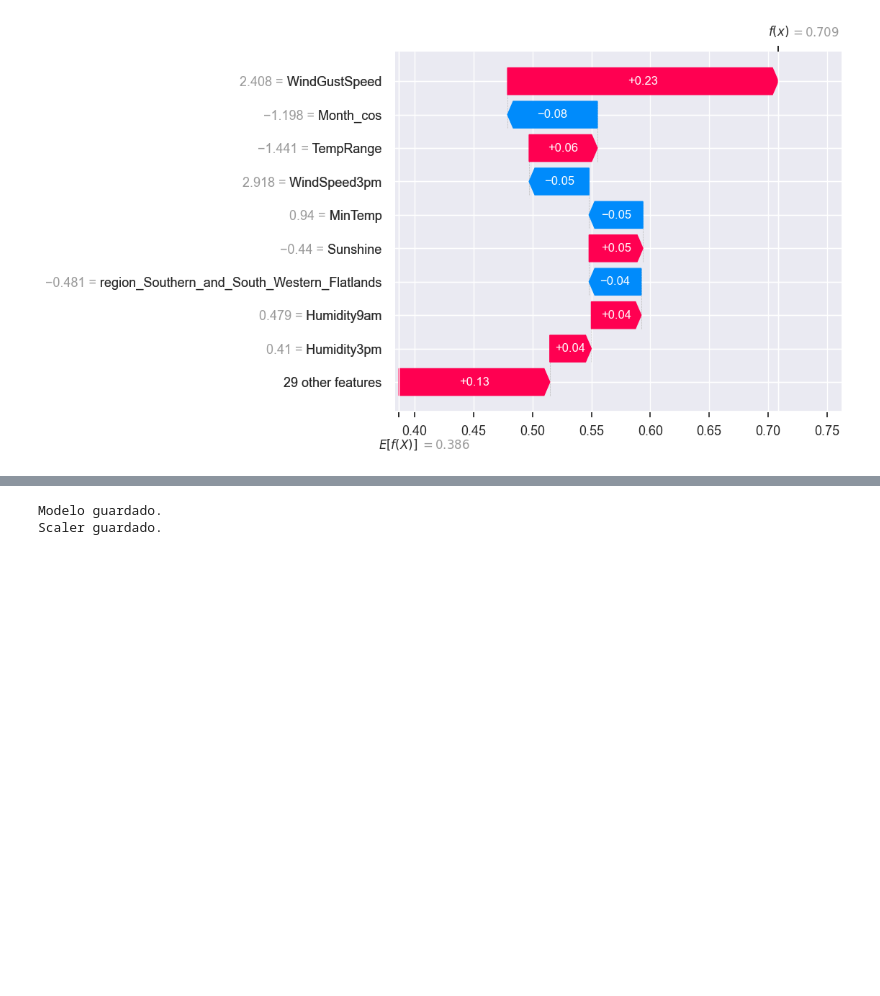
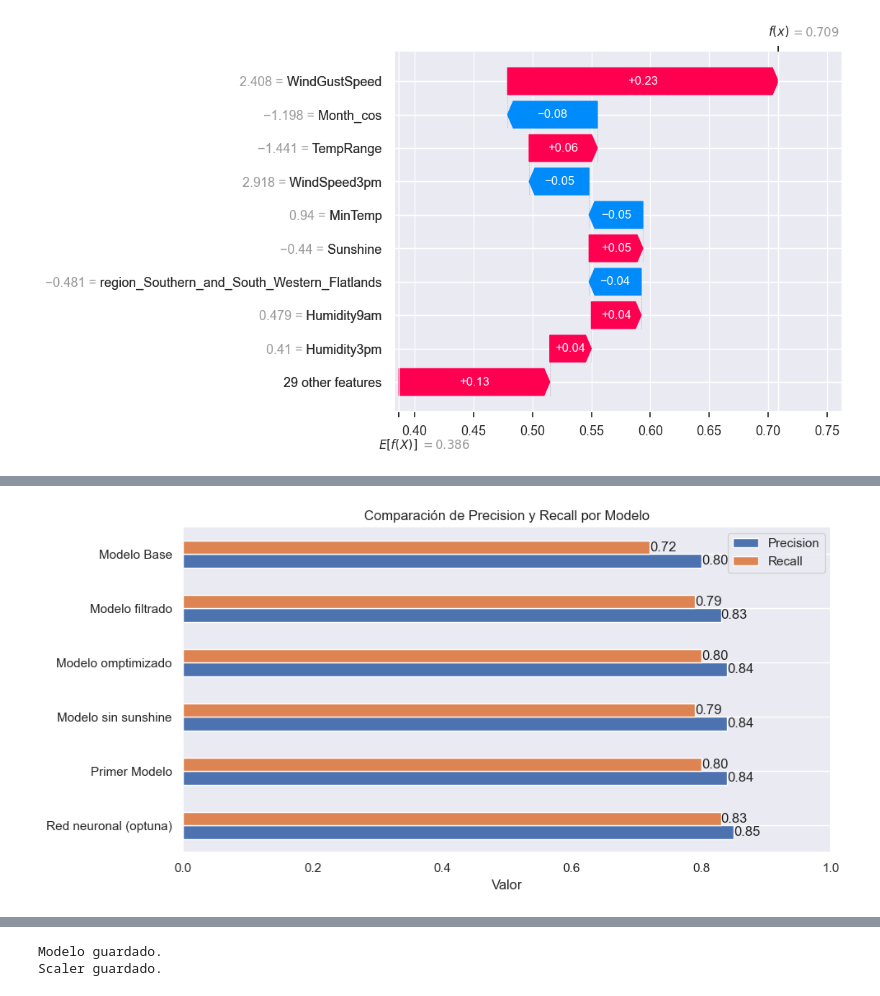
Before and after one commit to GenaCanciani/AA1-TUIA-Canciani-Mancini-Morales, a Jupyter notebook: TP-clasificacion-AA1.ipynb, the cells around one changed output, grey strips where cells are left out. Saved outputs shown, nothing was run; the diff lists cells and outputs as text; code cells hidden in the pictures; blank space fills up the shorter version.

```diff
--- a/TP-clasificacion-AA1.ipynb
+++ b/TP-clasificacion-AA1.ipynb
@@ -1751,0 +1776,20 @@ Guardado de binarios para carpeta docker
+# %%
+ax = df_resultados[['Precision', 'Recall']].plot(
+    kind='barh',
+    figsize=(10, 5)
+)
+
+plt.title("Comparación de Precision y Recall por Modelo")
+plt.xlabel("Valor")
+plt.xlim(0, 1)
+plt.grid(axis='x')
+plt.legend()
+
+# Agregar valores en las barras
+for container in ax.containers:
+    ax.bar_label(container, fmt='%.2f')
+
+plt.tight_layout()
+plt.show()
+# %% [output]
+[figure, added]
```
Also changed, not shown: parts of 35 cells of this notebook.
